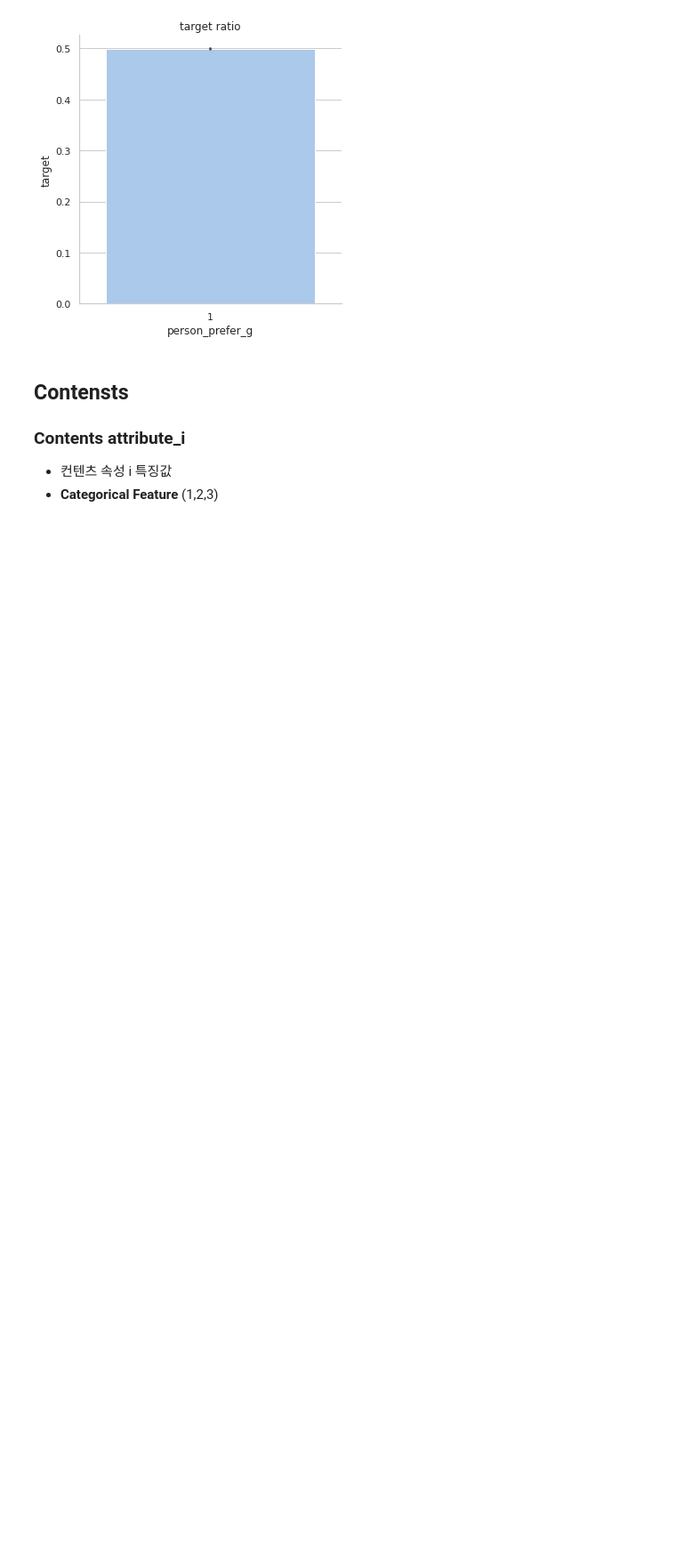
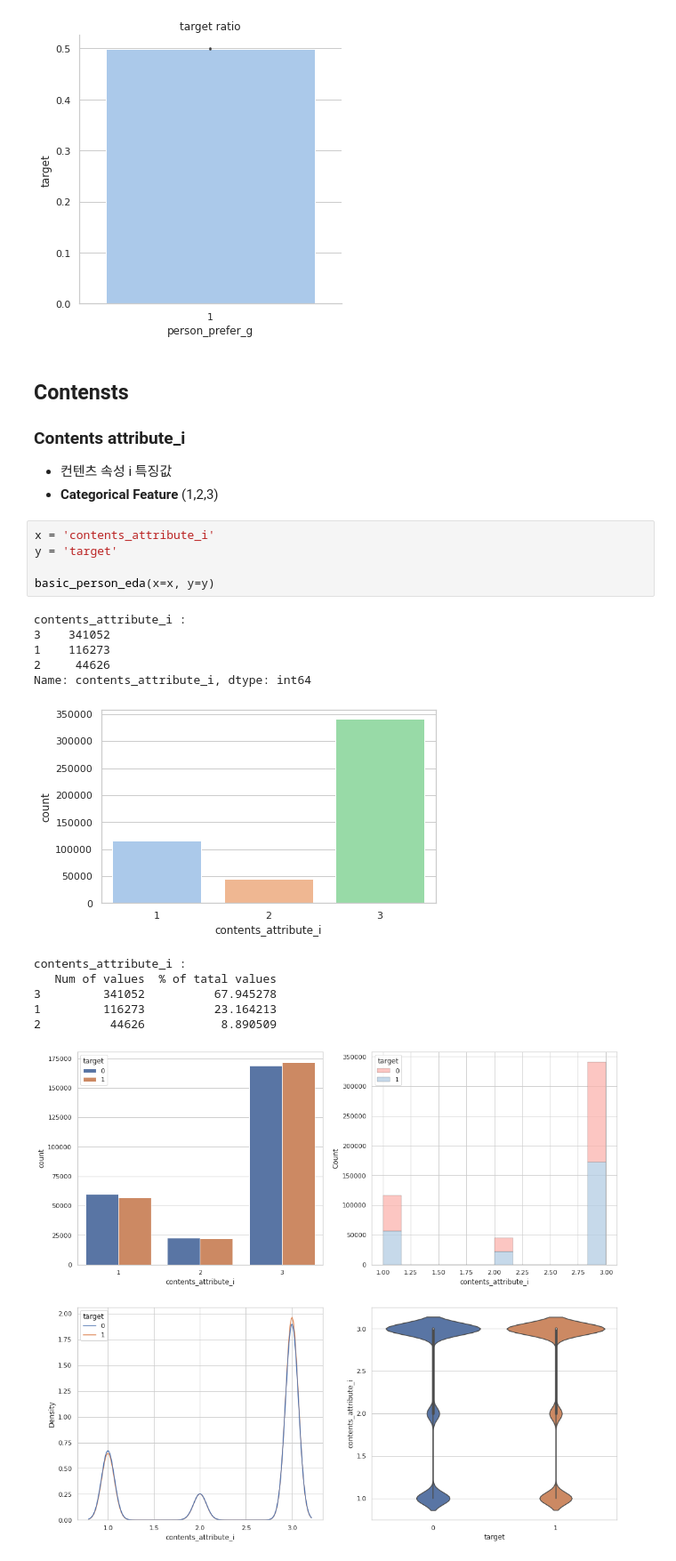
Before and after one commit to doo52oh/Dacon, a Jupyter notebook: 잡케어추천/잡케어추천알고리즘경진대회_EDA_데이터변경.ipynb, the cells around one changed output. Shown at 89% size. Cells and saved outputs as stored; diff of their text form; blank space fills up the shorter version.

```diff
--- a/잡케어추천/잡케어추천알고리즘경진대회_EDA_데이터변경.ipynb
+++ b/잡케어추천/잡케어추천알고리즘경진대회_EDA_데이터변경.ipynb
@@ -795,3 +802,21 @@ person_prefer_g :
 ### Contents attribute_i
 * 컨텐츠 속성 i 특징값
 * **Categorical Feature** (1,2,3)
+# %%
+x = 'contents_attribute_i'
+y = 'target'
+
+basic_person_eda(x=x, y=y)
+# %% [output]
+contents_attribute_i :
+3    341052
+1    116273
+2     44626
+Name: contents_attribute_i, dtype: int64
+[figure, added]
+contents_attribute_i :
+   Num of values  % of tatal values
+3         341052          67.945278
+1         116273          23.164213
+2          44626           8.890509
+[figure, added]
```
Also changed, not shown: parts of 18 cells of this notebook.
